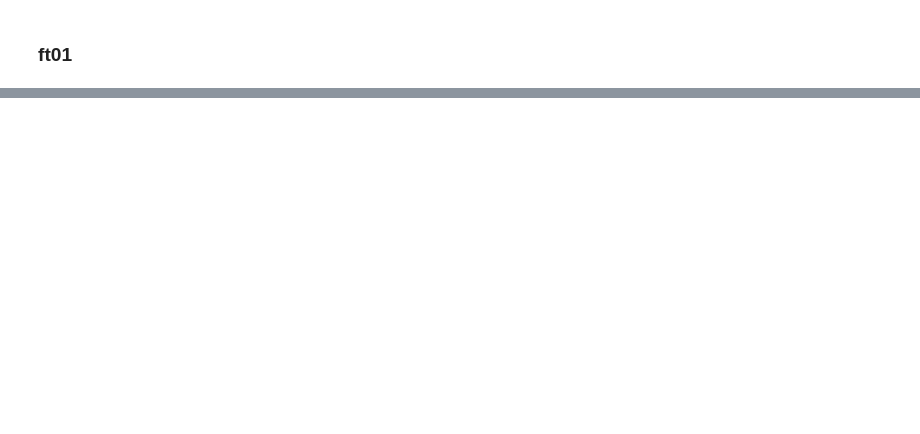
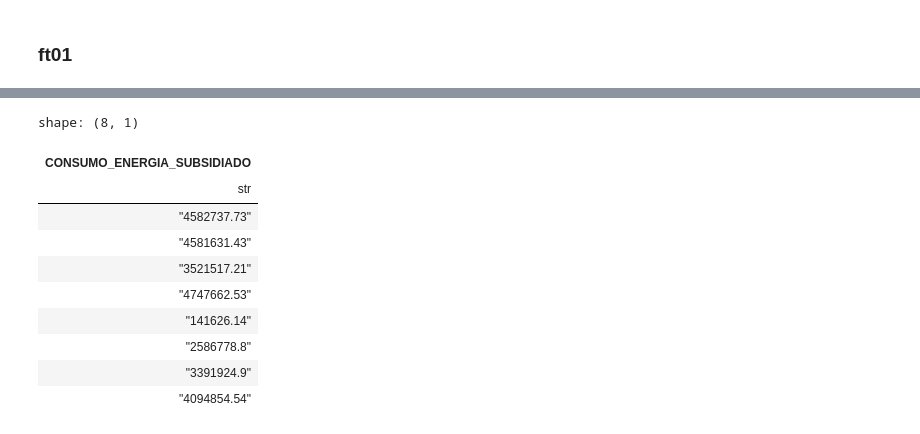
Before and after one commit to Ignacio-Herrera/job_developments, a Jupyter notebook: cmVxdWVzdCBlbWNhbGkgcmVwb3J0cw==/main.ipynb, the cells around one changed output, grey strips where cells are left out. Drawn from its saved outputs; the diff is of its cells as text; code cells hidden in the pictures; blank space fills up the shorter version.

```diff
--- a/cmVxdWVzdCBlbWNhbGkgcmVwb3J0cw==/main.ipynb
+++ b/cmVxdWVzdCBlbWNhbGkgcmVwb3J0cw==/main.ipynb
@@ -75,7 +180,7 @@ ft01_df = ft01_df.rename({"column_20": "ESTRATO"})
 ft01_df = ft01_df.rename({"column_21": "NUMERO_FACTURA"})
 ft01_df = ft01_df.rename({"column_22": "PERIODO_FACTURADO_INICIO"})
 ft01_df = ft01_df.rename({"column_23": "PERIODO_FACTURADO_FINAL"})
-ft01_df = ft01_df.rename({"column_24": "AÑO_VIGENCIA"})
+ft01_df = ft01_df.rename({"column_24": "ANIO_VIGENCIA"})
 ft01_df = ft01_df.rename({"column_25": "PERIODO_MES"})
 ft01_df = ft01_df.rename({"column_26": "CICLO_FACTURACION"})
 ft01_df = ft01_df.rename({"column_27": "FECHA_VENCIMIENTO_FACTURA"})
@@ -105,0 +213,28 @@ shape: (5, 36)
+# %%
+#display(ft01_df.dtypes)
+
+#ft01_df = ft01_df.with_columns(
+#    (
+#        udf_calculate_tescc(pl.col("DESTINO_ECONOMICO_PREDIO"),
+#                            pl.col("ESTRATO"),
+#                            pl.col("ANIO_VIGENCIA"),
+#                            pl.col("PERIODO_MES")
+#                           )
+#    ).alias("TESCC")
+#)
+
+
+
+ft01_df = ft01_df.with_columns(
+    (
+        pl.struct(["DESTINO_ECONOMICO_PREDIO", "ESTRATO", "ANIO_VIGENCIA", "PERIODO_MES", "CONSUMO_ENERGIA_SIN_SUBSIDIO", "CONSUMO_KWH"]).map(
+            lambda x: udf_calculate_tescc(
+                x.struct.field("DESTINO_ECONOMICO_PREDIO"),
+                x.struct.field("ESTRATO"),
+                x.struct.field("ANIO_VIGENCIA"),
+                x.struct.field("PERIODO_MES"),
+                x.struct.field("CONSUMO_ENERGIA_SIN_SUBSIDIO"),
+                x.struct.field("CONSUMO_KWH")
+                                         )
+        )
+    ).alias("TESCC"))
@@ -105,0 +265,19 @@ shape: (5, 36)
+# %%
+display(ft01_df.select(
+    [
+        pl.format("{}", pl.col("CONSUMO_ENERGIA_SUBSIDIADO").round(2)),
+        ]
+    )
+       )
+# %% [output]
+shape: (8, 1)
+| CONSUMO_ENERGIA_SUBSIDIADO |
+| str |
+| "4582737.73" |
+| "4581631.43" |
+| "3521517.21" |
+| "4747662.53" |
+| "141626.14" |
+| "2586778.8" |
+| "3391924.9" |
+| "4094854.54" |
```
Also changed, not shown: parts of 7 cells of this notebook, 1 other file.
